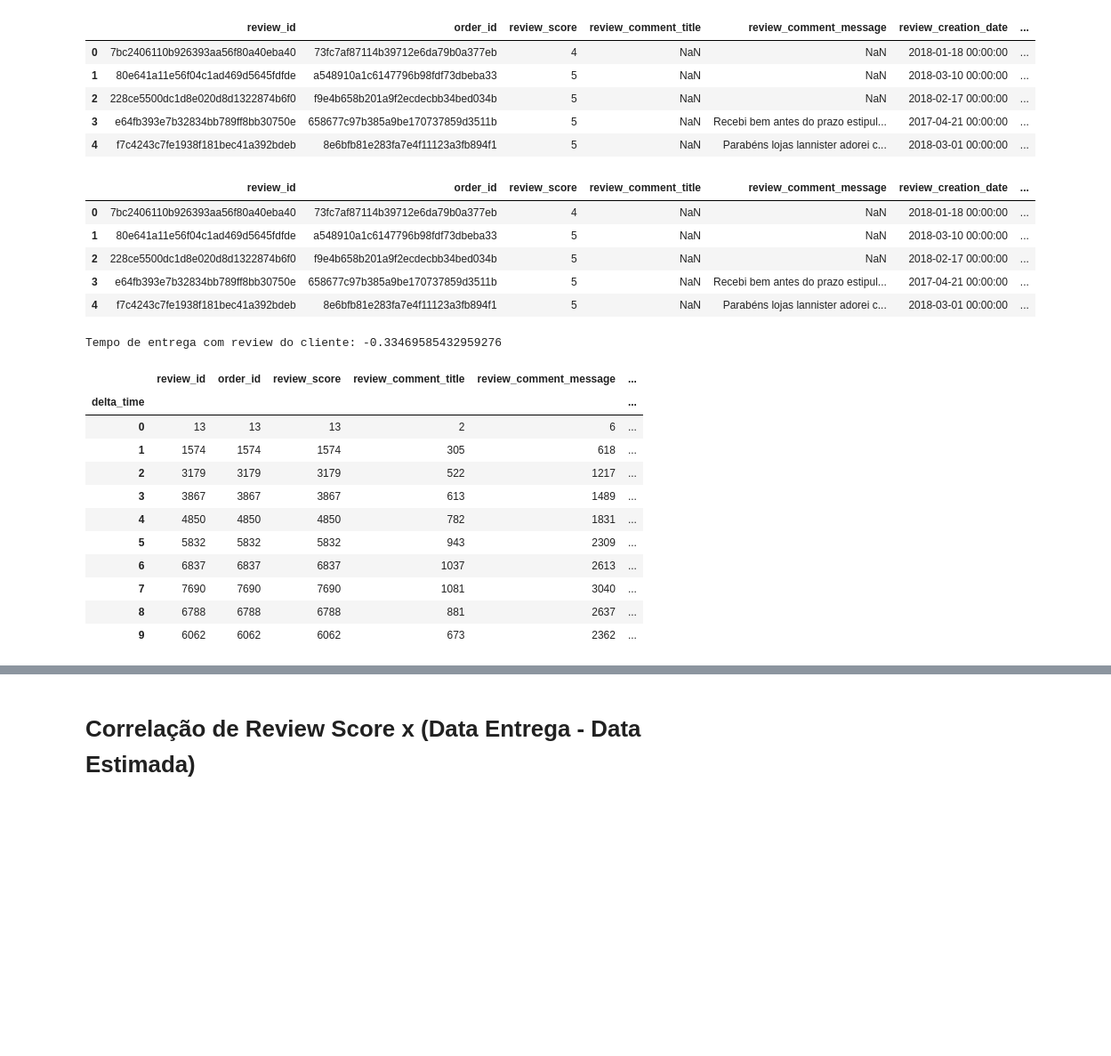
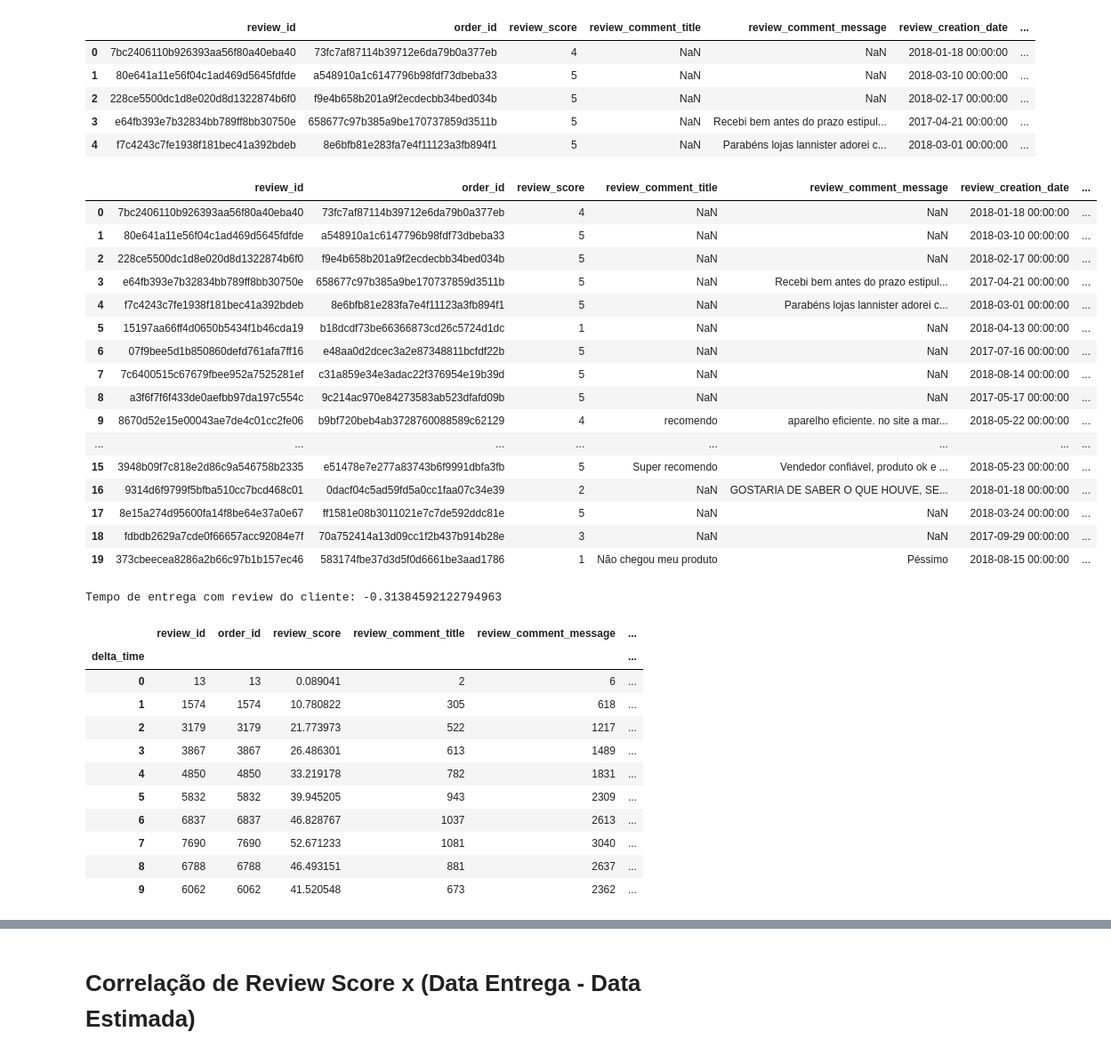
Before and after one commit to Crissky/brazilian-ecommerce, a Jupyter notebook: Notebooks/GERAL.ipynb, the cells around one changed output, grey strips where cells are left out. Shown: that part at 89% size. Saved outputs shown, nothing was run; the diff lists cells and outputs as text; code cells hidden in the pictures; blank space fills up the shorter version.

```diff
--- a/Notebooks/GERAL.ipynb
+++ b/Notebooks/GERAL.ipynb
@@ -326,38 +326,64 @@ customer_reviews.head()
 | 4 | f7c4243c7fe1938f181bec41a392bdeb | 8e6bfb81e283fa7e4f11123a3fb894f1 | 5 | NaN | Parabéns lojas lannister adorei c... | 2018-03-01 00:00:00 | ... |
 # %%
 customer_reviews['delta_time'] = pd.to_datetime(customer_reviews['order_delivered_customer_date']) - pd.to_datetime(customer_reviews['order_purchase_timestamp'])
-customer_reviews = customer_reviews[customer_reviews['delta_time'].notnull()]
-customer_reviews.head()
+mask = customer_reviews['delta_time'].isna()
+customer_reviews.loc[mask, 'delta_time'] = customer_reviews['delta_time'].mean()
+customer_reviews.head(20)
 # %% [output]
 |  | review_id | order_id | review_score | review_comment_title | review_comment_message | review_creation_date | ... |
 | 0 | 7bc2406110b926393aa56f80a40eba40 | 73fc7af87114b39712e6da79b0a377eb | 4 | NaN | NaN | 2018-01-18 00:00:00 | ... |
 | 1 | 80e641a11e56f04c1ad469d5645fdfde | a548910a1c6147796b98fdf73dbeba33 | 5 | NaN | NaN | 2018-03-10 00:00:00 | ... |
 | 2 | 228ce5500dc1d8e020d8d1322874b6f0 | f9e4b658b201a9f2ecdecbb34bed034b | 5 | NaN | NaN | 2018-02-17 00:00:00 | ... |
 | 3 | e64fb393e7b32834bb789ff8bb30750e | 658677c97b385a9be170737859d3511b | 5 | NaN | Recebi bem antes do prazo estipul... | 2017-04-21 00:00:00 | ... |
 | 4 | f7c4243c7fe1938f181bec41a392bdeb | 8e6bfb81e283fa7e4f11123a3fb894f1 | 5 | NaN | Parabéns lojas lannister adorei c... | 2018-03-01 00:00:00 | ... |
+| 5 | 15197aa66ff4d0650b5434f1b46cda19 | b18dcdf73be66366873cd26c5724d1dc | 1 | NaN | NaN | 2018-04-13 00:00:00 | ... |
+| 6 | 07f9bee5d1b850860defd761afa7ff16 | e48aa0d2dcec3a2e87348811bcfdf22b | 5 | NaN | NaN | 2017-07-16 00:00:00 | ... |
+| 7 | 7c6400515c67679fbee952a7525281ef | c31a859e34e3adac22f376954e19b39d | 5 | NaN | NaN | 2018-08-14 00:00:00 | ... |
+| 8 | a3f6f7f6f433de0aefbb97da197c554c | 9c214ac970e84273583ab523dfafd09b | 5 | NaN | NaN | 2017-05-17 00:00:00 | ... |
+| 9 | 8670d52e15e00043ae7de4c01cc2fe06 | b9bf720beb4ab3728760088589c62129 | 4 | recomendo | aparelho eficiente. no site a mar... | 2018-05-22 00:00:00 | ... |
+| ... | ... | ... | ... | ... | ... | ... | ... |
+| 15 | 3948b09f7c818e2d86c9a546758b2335 | e51478e7e277a83743b6f9991dbfa3fb | 5 | Super recomendo | Vendedor confiável, produto ok e ... | 2018-05-23 00:00:00 | ... |
+| 16 | 9314d6f9799f5bfba510cc7bcd468c01 | 0dacf04c5ad59fd5a0cc1faa07c34e39 | 2 | NaN | GOSTARIA DE SABER O QUE HOUVE, SE... | 2018-01-18 00:00:00 | ... |
+| 17 | 8e15a274d95600fa14f8be64e37a0e67 | ff1581e08b3011021e7c7de592ddc81e | 5 | NaN | NaN | 2018-03-24 00:00:00 | ... |
+| 18 | fdbdb2629a7cde0f66657acc92084e7f | 70a752414a13d09cc1f2b437b914b28e | 3 | NaN | NaN | 2017-09-29 00:00:00 | ... |
+| 19 | 373cbeecea8286a2b66c97b1b157ec46 | 583174fbe37d3d5f0d6661be3aad1786 | 1 | Não chegou meu produto | Péssimo | 2018-08-15 00:00:00 | ... |
 # %%
 corr = customer_reviews['delta_time'].dt.days.corr(customer_reviews['review_score'])
 print(f'Tempo de entrega com review do cliente: {corr}')
+
 sp = customer_reviews[customer_reviews['customer_state'] == 'SP']
 sp = sp.groupby(sp['delta_time'].dt.days).count()
+sp['review_score'] /= len(sp['review_score'])
+
 pe = customer_reviews[customer_reviews['customer_state'] == 'PE']
 pe = pe.groupby(pe['delta_time'].dt.days).count()
+pe['review_score'] /= len(pe['review_score'])
+
+rj = customer_reviews[customer_reviews['customer_state'] == 'RJ']
+rj = rj.groupby(rj['delta_time'].dt.days).count()
+rj['review_score'] /= len(rj['review_score'])
+
+ac = customer_reviews[customer_reviews['customer_state'] == 'AC']
+ac = ac.groupby(ac['delta_time'].dt.days).count()
+ac['review_score'] /= len(ac['review_score'])
+
 brasil = customer_reviews.groupby(customer_reviews['delta_time'].dt.days).count()
+brasil['review_score'] /= len(brasil['review_score'])
 brasil.head(10)
 # %% [output]
-Tempo de entrega com review do cliente: -0.33469585432959276
+Tempo de entrega com review do cliente: -0.31384592122794963
 |  | review_id | order_id | review_score | review_comment_title | review_comment_message | ... |
 | delta_time |  |  |  |  |  | ... |
-| 0 | 13 | 13 | 13 | 2 | 6 | ... |
-| 1 | 1574 | 1574 | 1574 | 305 | 618 | ... |
-| 2 | 3179 | 3179 | 3179 | 522 | 1217 | ... |
-| 3 | 3867 | 3867 | 3867 | 613 | 1489 | ... |
-| 4 | 4850 | 4850 | 4850 | 782 | 1831 | ... |
-| 5 | 5832 | 5832 | 5832 | 943 | 2309 | ... |
-| 6 | 6837 | 6837 | 6837 | 1037 | 2613 | ... |
-| 7 | 7690 | 7690 | 7690 | 1081 | 3040 | ... |
-| 8 | 6788 | 6788 | 6788 | 881 | 2637 | ... |
-| 9 | 6062 | 6062 | 6062 | 673 | 2362 | ... |
+| 0 | 13 | 13 | 0.089041 | 2 | 6 | ... |
+| 1 | 1574 | 1574 | 10.780822 | 305 | 618 | ... |
+| 2 | 3179 | 3179 | 21.773973 | 522 | 1217 | ... |
+| 3 | 3867 | 3867 | 26.486301 | 613 | 1489 | ... |
+| 4 | 4850 | 4850 | 33.219178 | 782 | 1831 | ... |
+| 5 | 5832 | 5832 | 39.945205 | 943 | 2309 | ... |
+| 6 | 6837 | 6837 | 46.828767 | 1037 | 2613 | ... |
+| 7 | 7690 | 7690 | 52.671233 | 1081 | 3040 | ... |
+| 8 | 6788 | 6788 | 46.493151 | 881 | 2637 | ... |
+| 9 | 6062 | 6062 | 41.520548 | 673 | 2362 | ... |
 # %%
 fig1, ax1 = plt.subplots()
 fig1.suptitle('Entregas por período de tempo')
```
Also changed, not shown: parts of 7 cells of this notebook.
